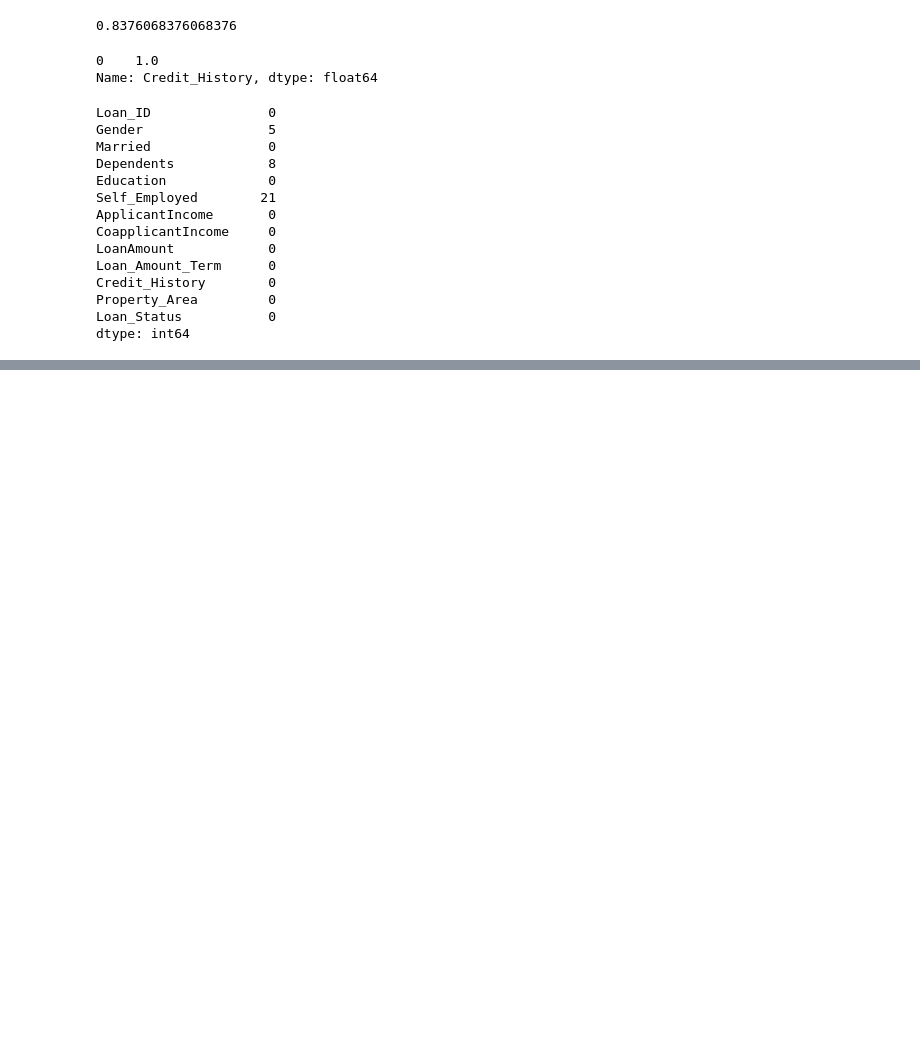
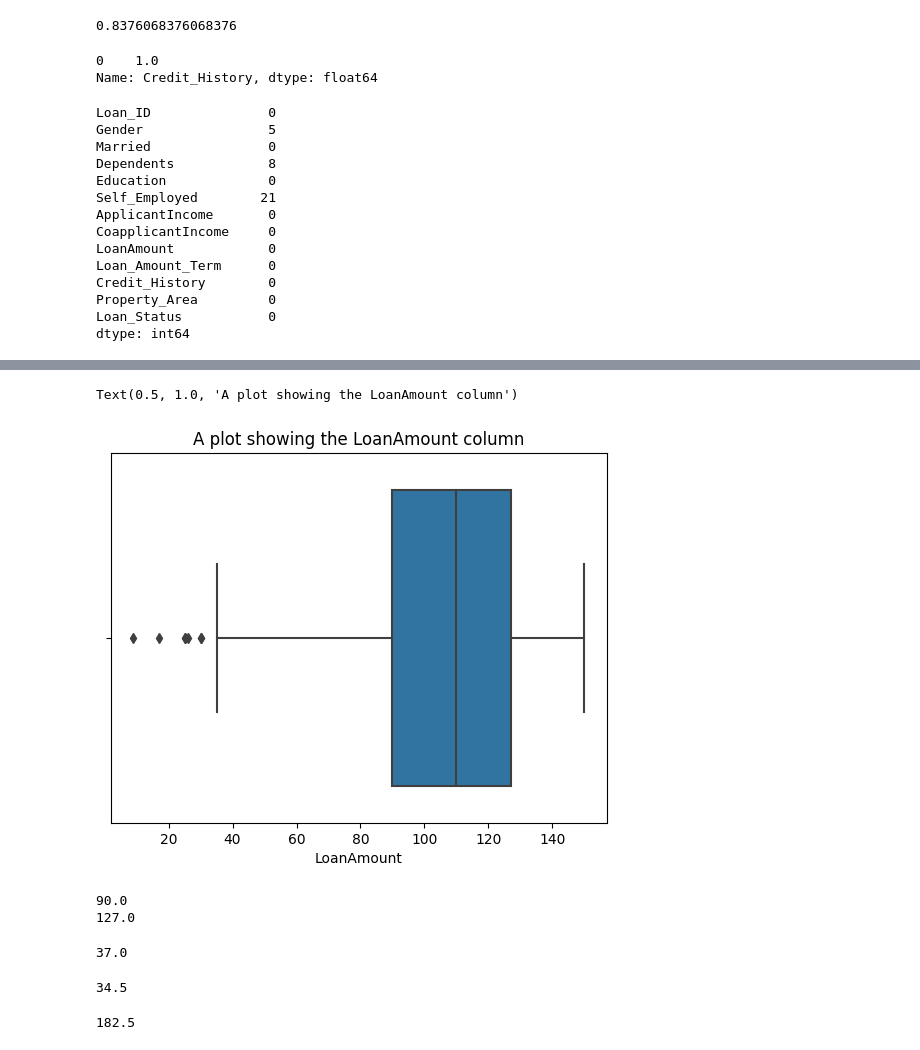
Before and after one commit to mo0717/Maureen-s_Notebook, a Jupyter notebook: notebook48aa5d8599.ipynb, the cells around one changed output, grey strips where cells are left out. Drawn from its saved outputs; the diff is of its cells as text; code cells hidden in the pictures; blank space fills up the shorter version.

```diff
--- a/notebook48aa5d8599.ipynb
+++ b/notebook48aa5d8599.ipynb
@@ -313,0 +361,20 @@ dtype: int64
+# %%
+sns.boxplot(data = loan, x = 'LoanAmount')
+plt.title("A plot showing the LoanAmount column")
+# %% [output]
+Text(0.5, 1.0, 'A plot showing the LoanAmount column')
+[figure, added]
+# %%
+#how to remove outliers in a columns
+q1 = loan['LoanAmount'].quantile(0.25)
+print(q1)
+q3 = loan['LoanAmount'].quantile(0.75)
+print(q3)
+# %% [output]
+90.0
+127.0
+# %%
+IQR = q3 - q1
+print(IQR)
+# %% [output]
+37.0
@@ -313,0 +386,10 @@ dtype: int64
+# %%
+lower_boundary = q1 - 1.5 * IQR
+print(lower_boundary)
+# %% [output]
+34.5
+# %%
+upper_boundary = q3 + 1.5 * IQR
+print(upper_boundary)
+# %% [output]
+182.5
```
Also changed, not shown: parts of 35 cells of this notebook.
